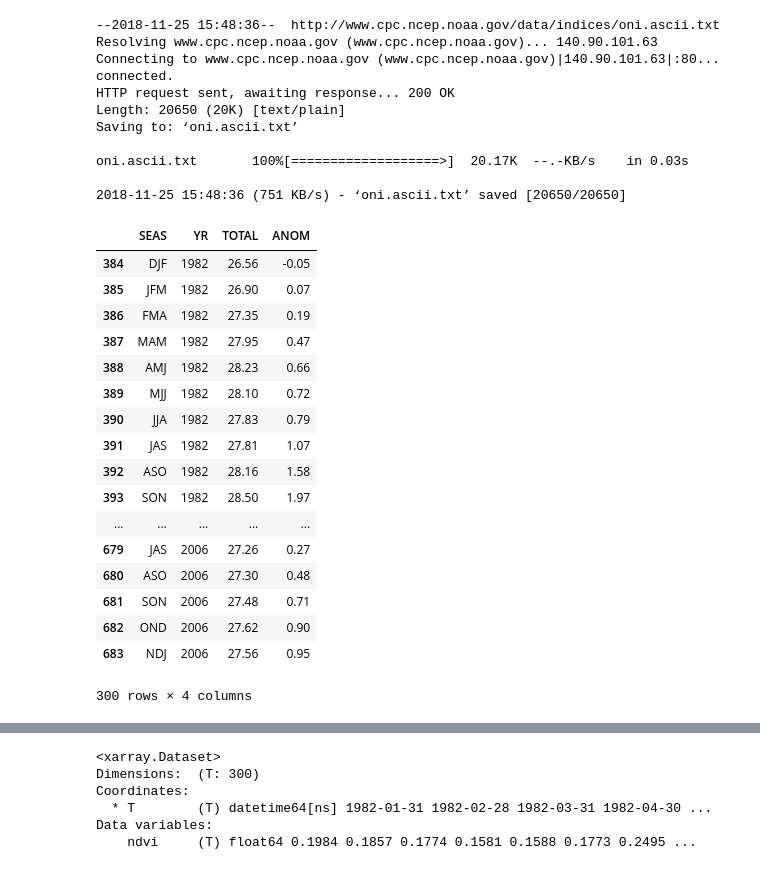
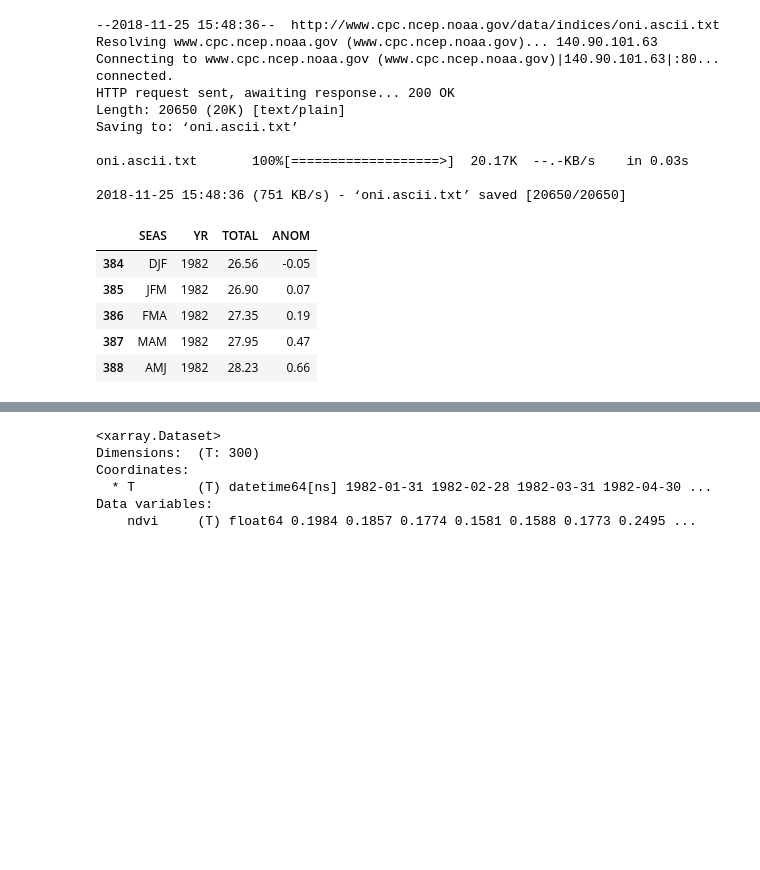
Before and after one commit to QidanW21/Final-project, a Jupyter notebook: pre_project.ipynb, the cells around one changed output, grey strips where cells are left out. Saved outputs shown, nothing was run; the diff lists cells and outputs as text; code cells hidden in the pictures; blank space fills up the shorter version.

```diff
--- a/pre_project.ipynb
+++ b/pre_project.ipynb
@@ -21,26 +98,15 @@ from matplotlib import pyplot as plt
 %matplotlib inline
 # %%
 nina34 = pd.read_csv('oni.ascii.txt',sep='\s+')
+## Since we only have prcp & temp data to 2006, and for further analysis, we make each set of data from 1982~2006
 nina34=nina34[(nina34.YR>=1982) & (nina34.YR<=2006)]
-nina34
+nina34.head()
 # %% [output]
 |  | SEAS | YR | TOTAL | ANOM |
 | 384 | DJF | 1982 | 26.56 | -0.05 |
 | 385 | JFM | 1982 | 26.90 | 0.07 |
 | 386 | FMA | 1982 | 27.35 | 0.19 |
 | 387 | MAM | 1982 | 27.95 | 0.47 |
 | 388 | AMJ | 1982 | 28.23 | 0.66 |
-| 389 | MJJ | 1982 | 28.10 | 0.72 |
-| 390 | JJA | 1982 | 27.83 | 0.79 |
-| 391 | JAS | 1982 | 27.81 | 1.07 |
-| 392 | ASO | 1982 | 28.16 | 1.58 |
-| 393 | SON | 1982 | 28.50 | 1.97 |
-| ... | ... | ... | ... | ... |
-| 679 | JAS | 2006 | 27.26 | 0.27 |
-| 680 | ASO | 2006 | 27.30 | 0.48 |
-| 681 | SON | 2006 | 27.48 | 0.71 |
-| 682 | OND | 2006 | 27.62 | 0.90 |
-| 683 | NDJ | 2006 | 27.56 | 0.95 |
-300 rows × 4 columns
 # %%
 nina34=nina34.set_index('YR')
```
Also changed, not shown: parts of 53 cells of this notebook.
